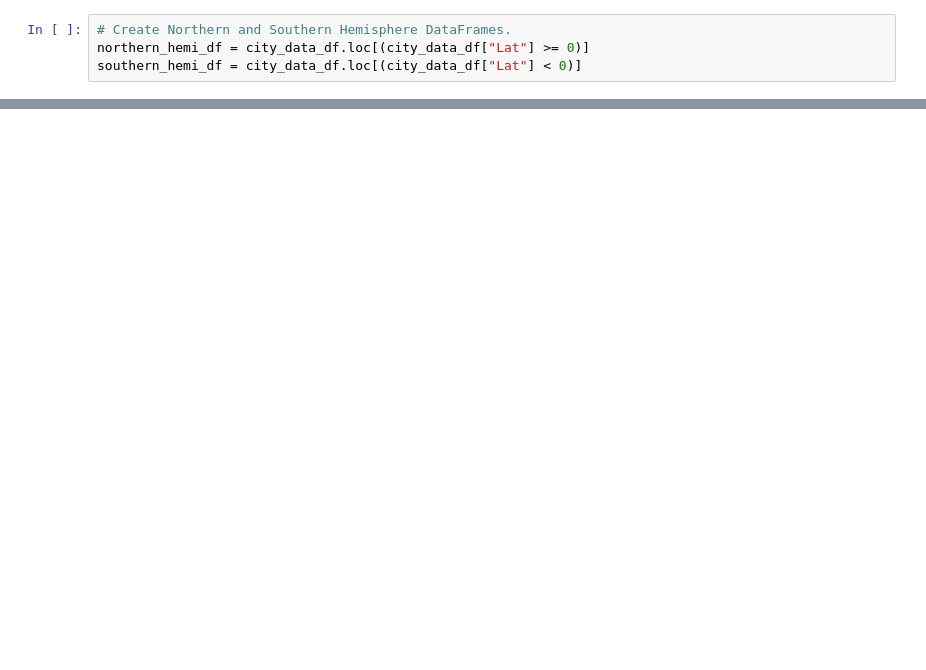
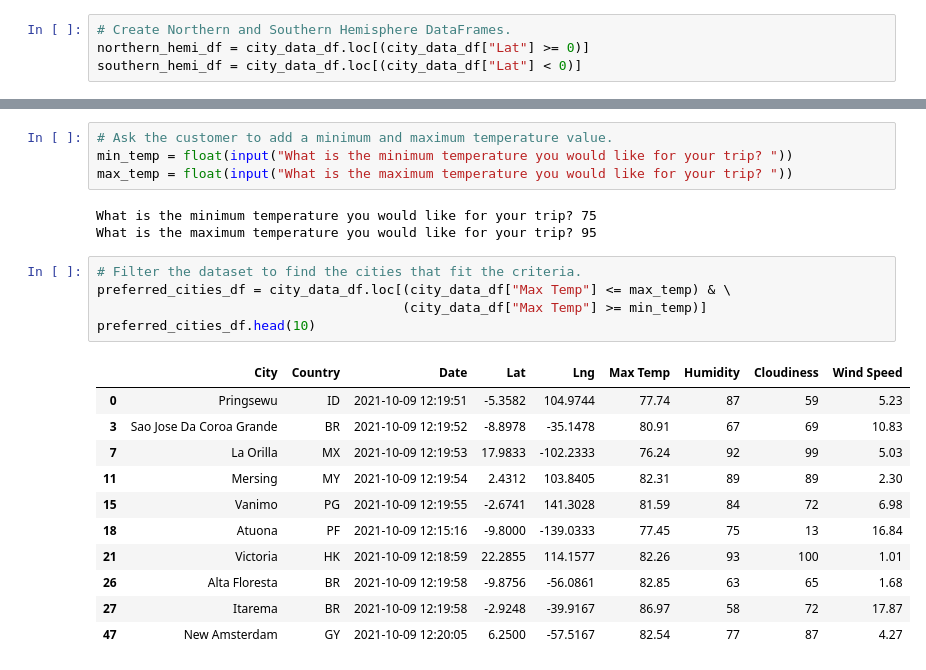
Before and after one commit to nkcondon/World_Weather_Analysis, a Jupyter notebook: WeatherPy.ipynb, the cells around one changed output, grey strips where cells are left out. Cells and saved outputs as stored; diff of their text form; blank space fills up the shorter version.

```diff
--- a/WeatherPy.ipynb
+++ b/WeatherPy.ipynb
@@ -413,0 +414,24 @@ print(slope, intercept, r_value, p_value, std_err)
+# %%
+# Ask the customer to add a minimum and maximum temperature value.
+min_temp = float(input("What is the minimum temperature you would like for your trip? "))
+max_temp = float(input("What is the maximum temperature you would like for your trip? "))
+# %% [output]
+What is the minimum temperature you would like for your trip? 75
+What is the maximum temperature you would like for your trip? 95
+# %%
+# Filter the dataset to find the cities that fit the criteria.
+preferred_cities_df = city_data_df.loc[(city_data_df["Max Temp"] <= max_temp) & \
+                                       (city_data_df["Max Temp"] >= min_temp)]
+preferred_cities_df.head(10)
+# %% [output]
+|  | City | Country | Date | Lat | Lng | Max Temp | Humidity | Cloudiness | Wind Speed |
+| 0 | Pringsewu | ID | 2021-10-09 12:19:51 | -5.3582 | 104.9744 | 77.74 | 87 | 59 | 5.23 |
+| 3 | Sao Jose Da Coroa Grande | BR | 2021-10-09 12:19:52 | -8.8978 | -35.1478 | 80.91 | 67 | 69 | 10.83 |
+| 7 | La Orilla | MX | 2021-10-09 12:19:53 | 17.9833 | -102.2333 | 76.24 | 92 | 99 | 5.03 |
+| 11 | Mersing | MY | 2021-10-09 12:19:54 | 2.4312 | 103.8405 | 82.31 | 89 | 89 | 2.30 |
+| 15 | Vanimo | PG | 2021-10-09 12:19:55 | -2.6741 | 141.3028 | 81.59 | 84 | 72 | 6.98 |
+| 18 | Atuona | PF | 2021-10-09 12:15:16 | -9.8000 | -139.0333 | 77.45 | 75 | 13 | 16.84 |
+| 21 | Victoria | HK | 2021-10-09 12:18:59 | 22.2855 | 114.1577 | 82.26 | 93 | 100 | 1.01 |
+| 26 | Alta Floresta | BR | 2021-10-09 12:19:58 | -9.8756 | -56.0861 | 82.85 | 63 | 65 | 1.68 |
+| 27 | Itarema | BR | 2021-10-09 12:19:58 | -2.9248 | -39.9167 | 86.97 | 58 | 72 | 17.87 |
+| 47 | New Amsterdam | GY | 2021-10-09 12:20:05 | 6.2500 | -57.5167 | 82.54 | 77 | 87 | 4.27 |
```
Also changed, not shown: parts of 28 cells of this notebook, 1 other file.
